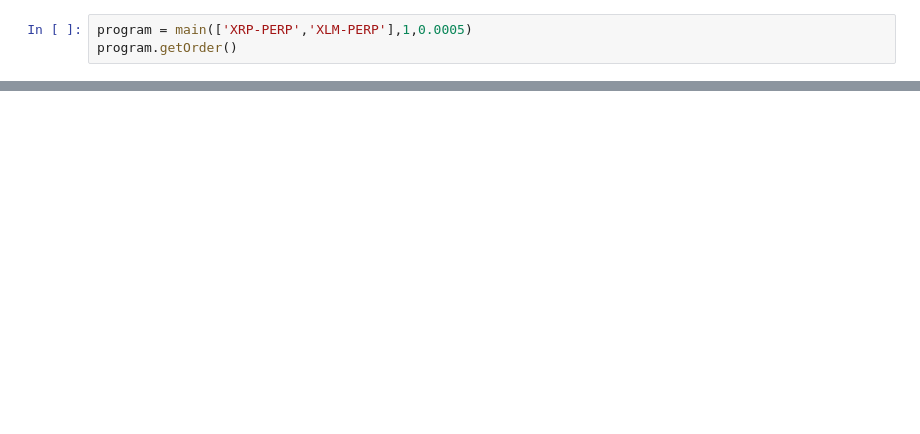
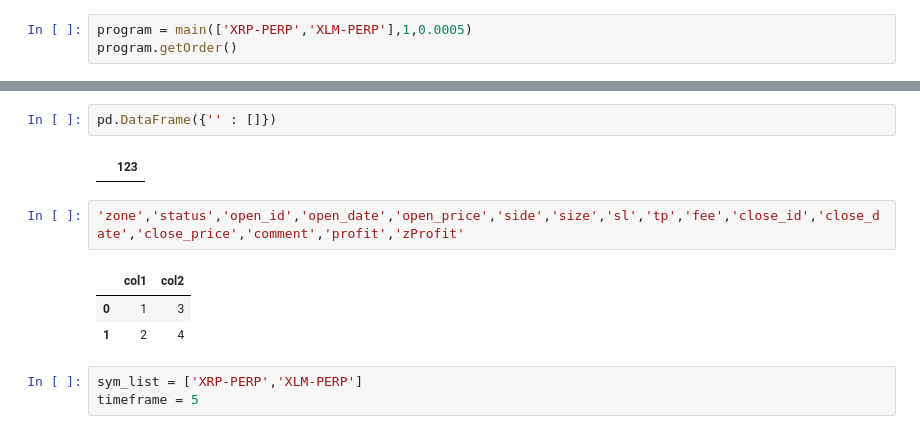
Before and after one commit to Markram-WS/BitKubProject, a Jupyter notebook: CS_BitkubBot/CS_bitkub.ipynb, the cells around one changed output, grey strips where cells are left out. Drawn from its saved outputs; the diff is of its cells as text; blank space fills up the shorter version.

```diff
--- a/CS_BitkubBot/CS_bitkub.ipynb
+++ b/CS_BitkubBot/CS_bitkub.ipynb
@@ -647,0 +665,13 @@ program.order
+# %%
+pd.DataFrame({'' : []})
+# %% [output]
+|  | 123 |
+# %%
+'zone','status','open_id','open_date','open_price','side','size','sl','tp','fee','close_id','close_date','close_price','comment','profit','zProfit'
+# %% [output]
+|  | col1 | col2 |
+| 0 | 1 | 3 |
+| 1 | 2 | 4 |
+# %%
+sym_list = ['XRP-PERP','XLM-PERP']
+timeframe = 5
```
Also changed, not shown: parts of 22 cells of this notebook, 3 other files.
